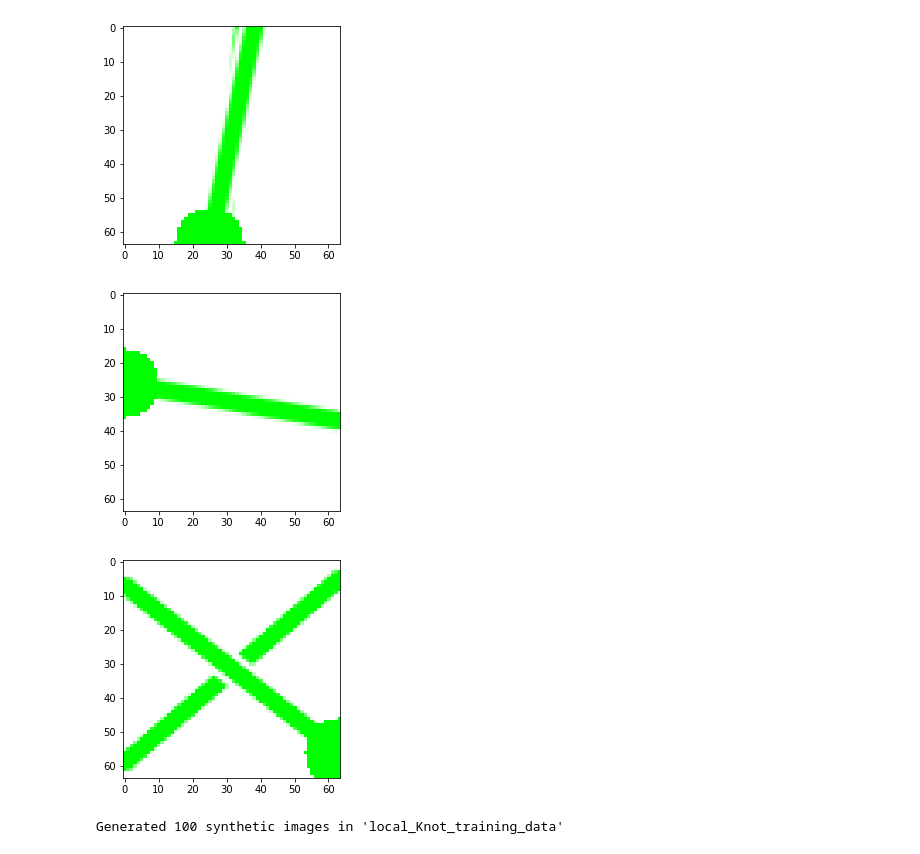
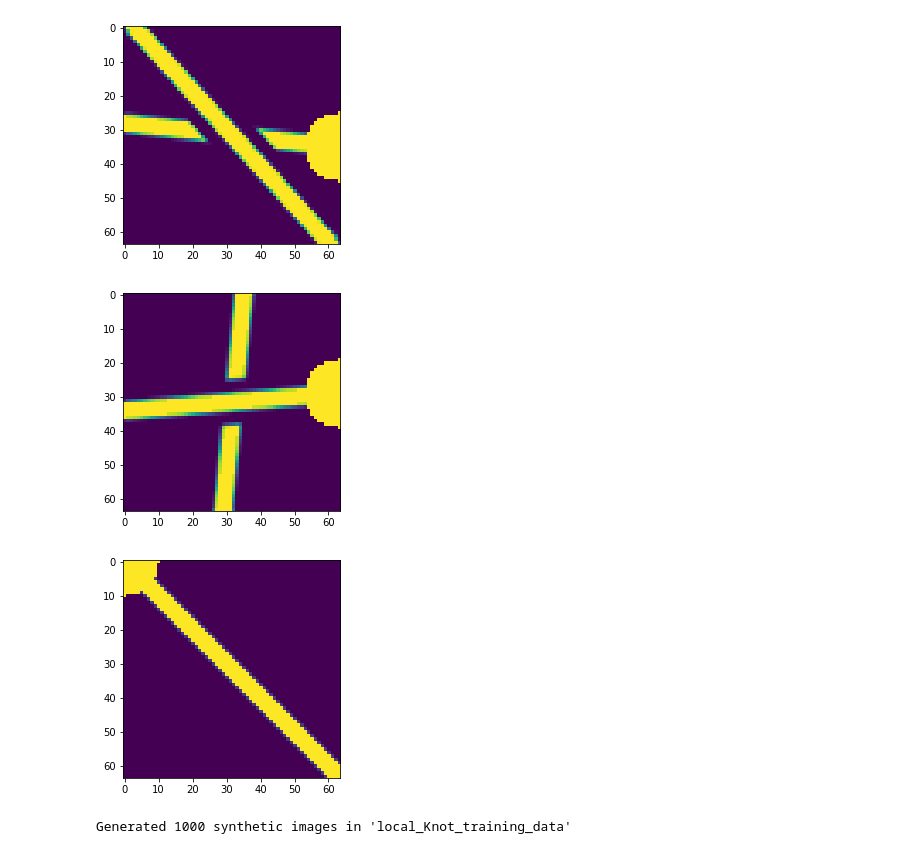
Before and after one commit to DanielBermudez00/Knot-Images-to-regina-code, a Jupyter notebook: scripts/Training_Data_Creator.ipynb, the cells around one changed output. Saved outputs shown, nothing was run; the diff lists cells and outputs as text; code cells hidden in the pictures.

Commit message:
added methods to incorporate randomness to the train data

```diff
--- a/scripts/Training_Data_Creator.ipynb
+++ b/scripts/Training_Data_Creator.ipynb
@@ -68,21 +68,25 @@ def draw_strand(img, angle, thickness, isMain):
 
     p_in, p_out= get_boundary_point(angle, (h, w))
 
-    cv2.line(img, p_in, p_out, (0,255,0), thickness, cv2.LINE_AA)
-    if isMain: cv2.circle(img,p_in, 10, (0,255,0), -1)
+    cv2.line(img, p_in, p_out, (0,0,0), thickness, cv2.LINE_AA)
+    if isMain: cv2.circle(img,p_in, 10, (0,0,0), -1)
 
     return None
 
+
+
 #This function Draws an overline line going through the center given the angle
-def draw_over_strand(img, angle, thickness, isMain):
+
+
+def draw_over_strand(img, angle, thickness, space_bewteen_strands, isMain):
     h, w = img.shape[:2]
     cx, cy = w // 2, h // 2
 
     p_in, p_out= get_boundary_point(angle, (h, w))
 
-    cv2.line(img, p_in, p_out, (255,255,255), thickness+4, cv2.LINE_AA)
-    cv2.line(img, p_in, p_out, (0,255,0), thickness, cv2.LINE_AA)
-    if isMain: cv2.circle(img,p_in, 10, (0,255,0), -1)
+    cv2.line(img, p_in, p_out, (255,255,255), thickness+space_bewteen_strands, cv2.LINE_AA)
+    cv2.line(img, p_in, p_out, (0,0,0), thickness, cv2.LINE_AA)
+    if isMain: cv2.circle(img,p_in, 10, (0,0,0), -1)
     return None
 # %%
 #------------------
@@ -95,7 +99,7 @@ def draw_over_strand(img, angle, thickness, isMain):
 #----------------------
 WINDOW_SIZE = (64, 64)
 THICKNESS = 2
-
+SPACE_BEWTEEN_STRANDS=8
 
 #--------------------------------------------
 # Drawing functions
@@ -116,7 +120,7 @@ def draw_over_crossing(direction1, direction2):
     # Draw secondary strand FIRST (it goes underneath)
     draw_strand(img, angle2, THICKNESS  * 2, False)
     # Draw primary strand SECOND (it goes on top)
-    draw_over_strand(img, angle1, THICKNESS  * 2, True)
+    draw_over_strand(img, angle1, THICKNESS  * 2, SPACE_BEWTEEN_STRANDS, True)
 
     return None
 
@@ -129,7 +133,7 @@ def draw_under_crossing(direction1, direction2):
     # Draw primary strand FIRST (it goes underneath)
     draw_strand(img, angle1, THICKNESS  * 2, True)
     # Draw secondart strand SECOND (it goes on top)
-    draw_over_strand(img, angle2, THICKNESS  * 2, False)
+    draw_over_strand(img, angle2, THICKNESS  * 2, SPACE_BEWTEEN_STRANDS, False)
 
     return None
 # %%
@@ -138,37 +142,46 @@ def draw_under_crossing(direction1, direction2):
 #-------------------------------
 
 N=3
 
 for i in range(N):
     # Initialize a clean, gray background
     img = np.full((WINDOW_SIZE[1], WINDOW_SIZE[0], 3), -1, dtype=np.uint8)
 
 
     # 2. Randomize the crossing type (33% No, 33% Over, 33% Under)
     cross_choice = random.random()
     main_direction, other_direction = random.sample(range(1, 7), 2)
 
     if cross_choice < 0.33:
         # State: NONE
         crossing_type = "None"
         draw_Straight_Line(main_direction)
 
     elif cross_choice >= 0.33 and cross_choice < 0.66:
         # State: OVER-CROSSING
         crossing_type = "Over"
         draw_over_crossing(main_direction, other_direction)
 
     else:
         # State: UNDER-CROSSING
         crossing_type = "Under"
         draw_under_crossing(main_direction, other_direction)
 
-    plt.imshow(img)
+
+    #Invert colors, this might be good for recognition
+    inv_img = cv2.bitwise_not(img)
+    gray_img = cv2.cvtColor(inv_img, cv2.COLOR_BGR2GRAY)
+    normalized_img=  gray_img/255.0
+
+
+
+
+    plt.imshow(normalized_img)
     plt.show()
 # %% [output]
-[figure, old version]
+[figure, new version]
-[figure, old version]
+[figure, new version]
-[figure, old version]
+[figure, new version]
 # %%
 #-------------------------------------
 # Image creation loop
@@ -176,7 +189,7 @@ for i in range(N):
 
 
 OUTPUT_DIR = "local_Knot_training_data"
-NUM_IMAGES = 100 # Start with this to test
+NUM_IMAGES = 1000 # Start with this to test
 
 
 
@@ -216,6 +229,12 @@ for i in range(NUM_IMAGES):
         draw_under_crossing(main_direction, other_direction)
 
 
+    # Invert the image and just consider the intensity
+    img = cv2.bitwise_not(img)
+    img = cv2.cvtColor(img, cv2.COLOR_BGR2GRAY)
+    img=img/255.0
+
+
     #Save Image and Metadata
     img_filename = f"knot_{i:05d}.jpg"
     img_path = os.path.join(DATA_DIR, img_filename)
@@ -235,7 +254,7 @@ with open(os.path.join(DATA_DIR, "labels.json"), "w") as f:
 
 print(f"Generated {NUM_IMAGES} synthetic images in '{OUTPUT_DIR}'")
 # %% [output]
-Generated 100 synthetic images in 'local_Knot_training_data'
+Generated 1000 synthetic images in 'local_Knot_training_data'
 # %%
 '''General comments about the image creation. So it created only straigh lines, although close enough all lineas are roughly
 straigt, it would be nice to add a functionality of the code that randimly twist and curves the generated lines.'''
```
Also changed, not shown: parts of 11 cells of this notebook, 1 other file.
